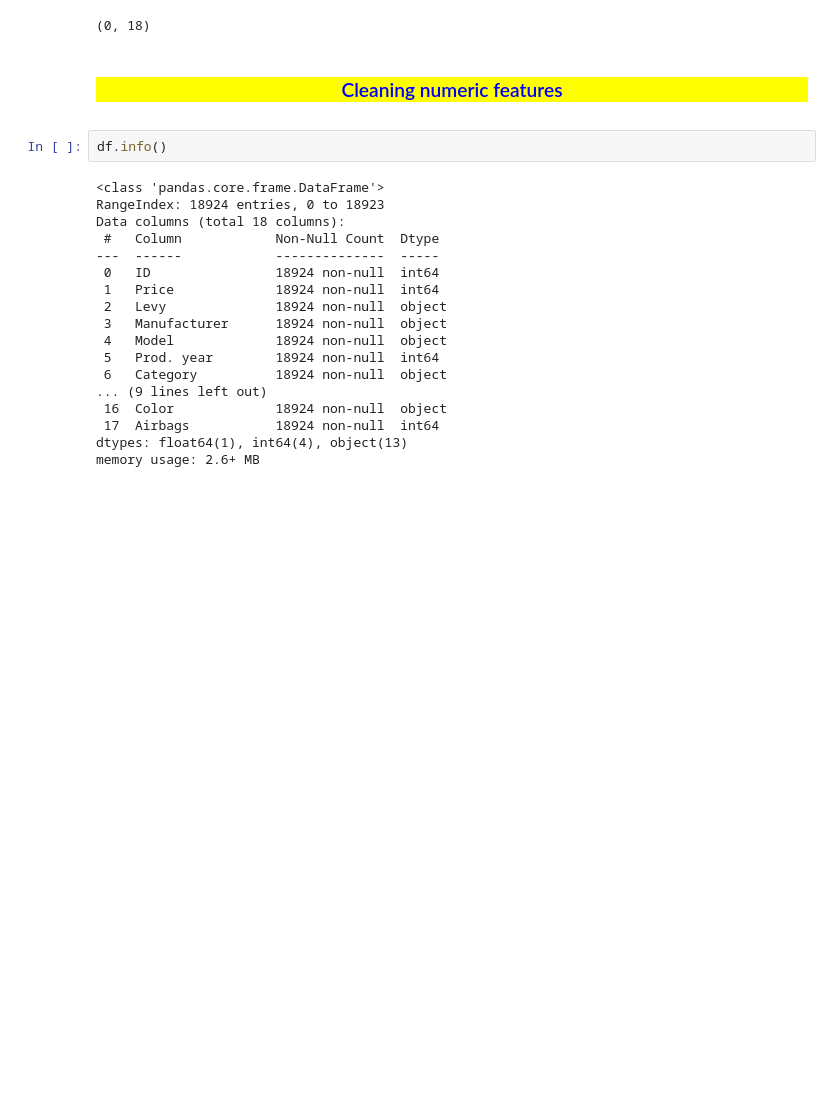
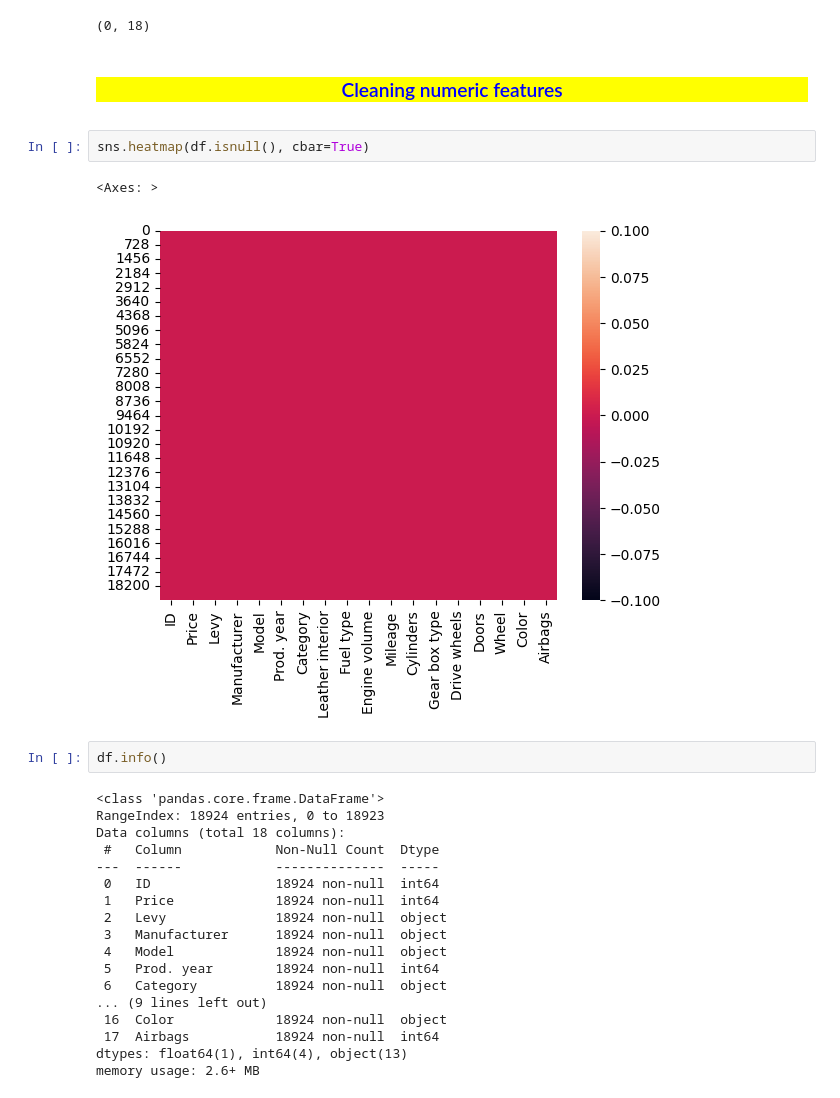
Before and after one commit to Sharkytony/Used-Car-Price-Prediction-Project, a Jupyter notebook: main.ipynb, the cells around one changed output. Cells and saved outputs as stored; diff of their text form; blank space fills up the shorter version.

```diff
--- a/main.ipynb
+++ b/main.ipynb
@@ -98,6 +98,11 @@ df[df.duplicated() == True].shape
 # %% [markdown]
 <div style="background-color: yellow;">
   <h3 style="font-family: Arial; color: blue; text-align: center;">Cleaning numeric features
+# %%
+sns.heatmap(df.isnull(), cbar=True)
+# %% [output]
+<Axes: >
+[figure, added]
 # %%
 df.info()
 # %% [output]
```
Also changed, not shown: parts of 24 cells of this notebook.
